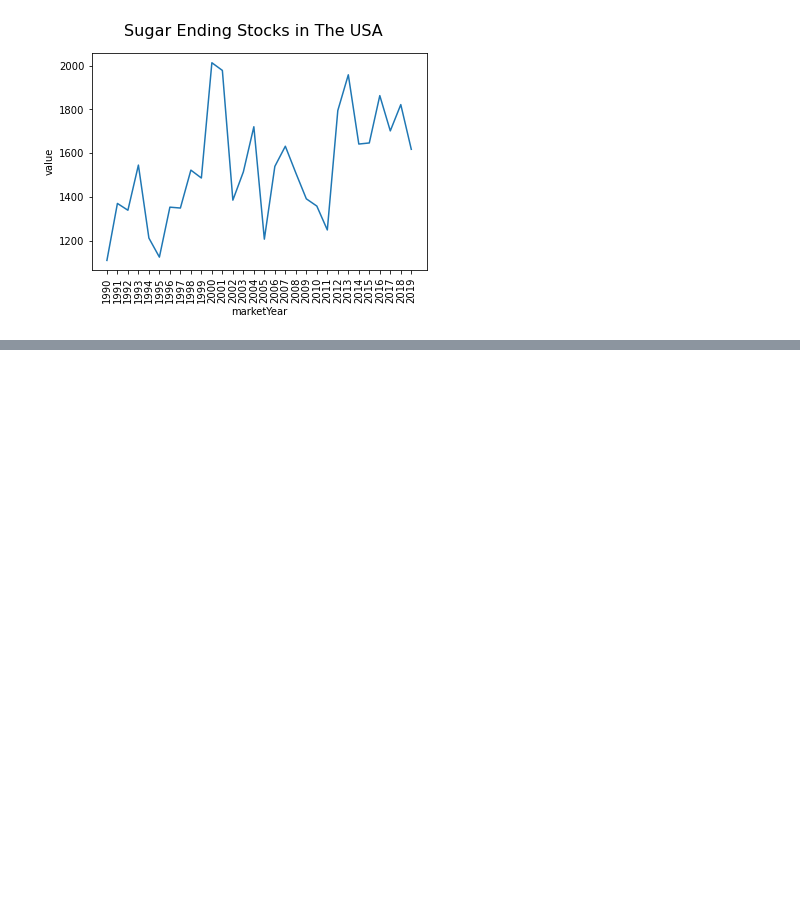
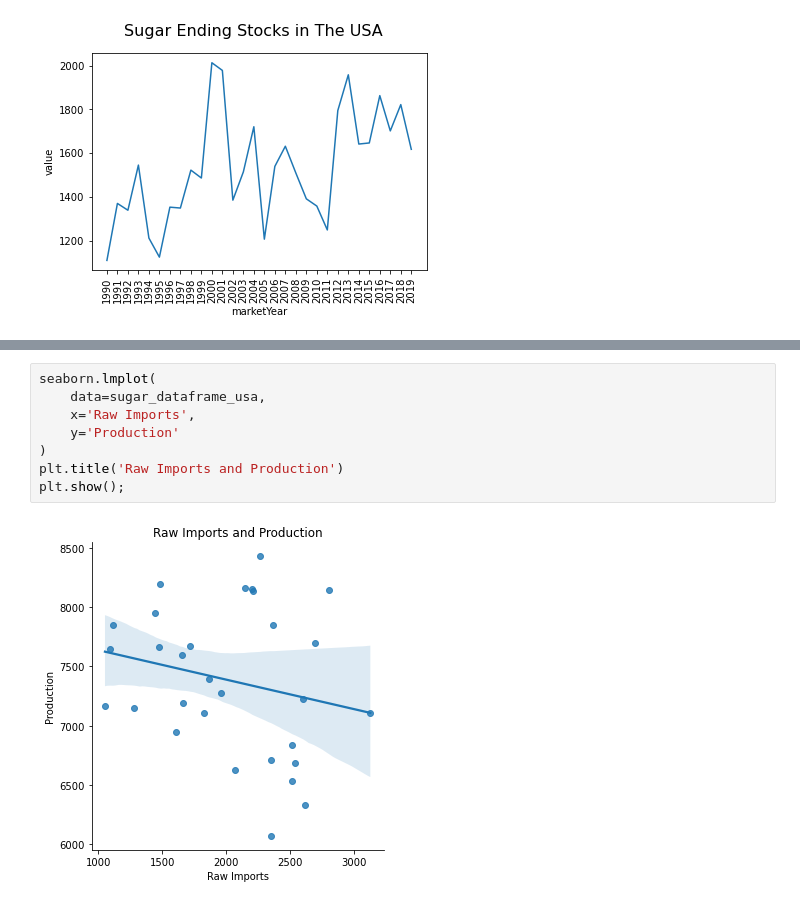
Before and after one commit to DmitriyKhodykin/AgroUS, a Jupyter notebook: notebooks/analytics.ipynb, the cells around one changed output, grey strips where cells are left out. Cells and saved outputs as stored; diff of their text form; blank space fills up the shorter version.

```diff
--- a/notebooks/analytics.ipynb
+++ b/notebooks/analytics.ipynb
@@ -166,0 +284,10 @@ show_plot(
+# %%
+seaborn.lmplot(
+    data=sugar_dataframe_usa,
+    x='Raw Imports',
+    y='Production'
+)
+plt.title('Raw Imports and Production')
+plt.show();
+# %% [output]
+[figure, added]
```
Also changed, not shown: parts of 17 cells of this notebook.
